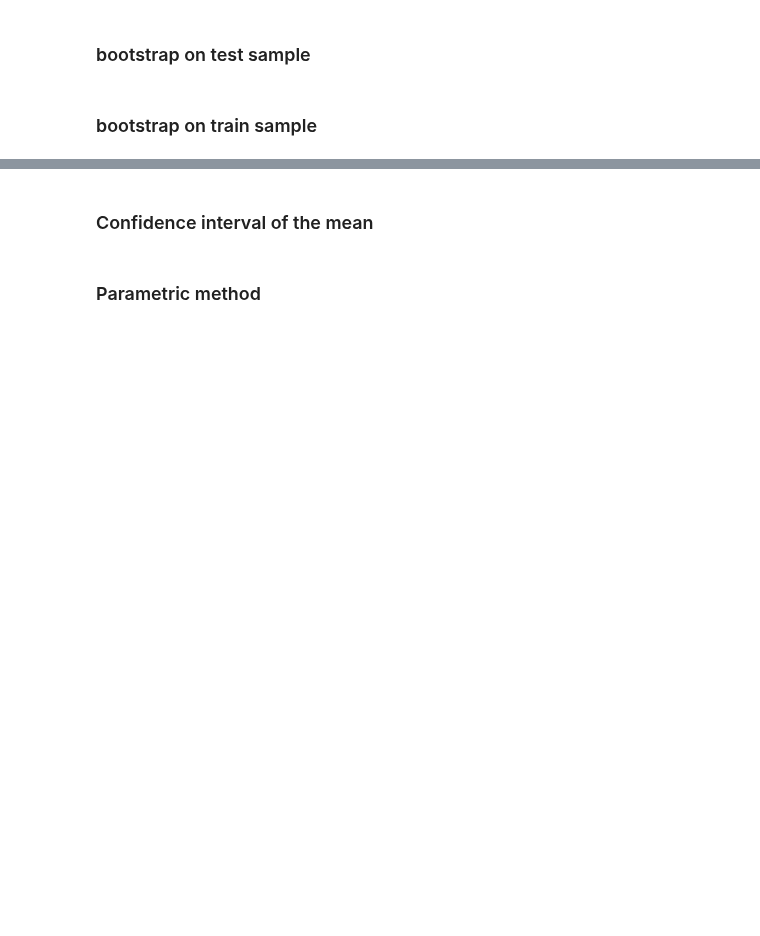
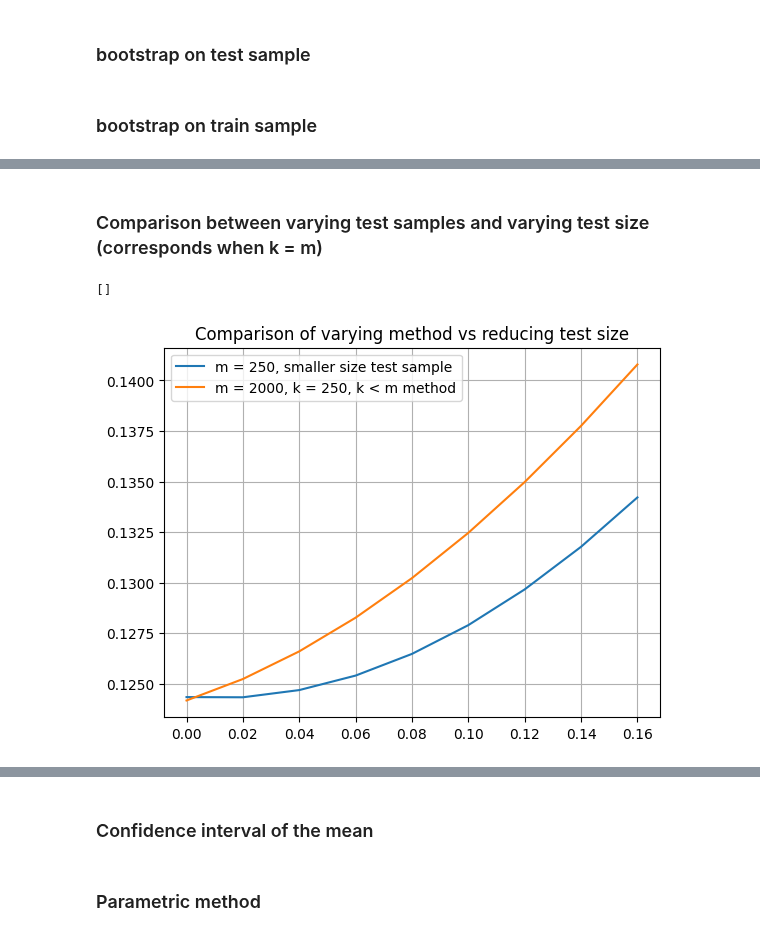
Before and after one commit to AntoineGilsonGH/The-Design-and-Analysis-of-Benchmark-Experiments, a Jupyter notebook: I0_Simplification.ipynb, the cells around one changed output, grey strips where cells are left out. Drawn from its saved outputs; the diff is of its cells as text; code cells hidden in the pictures; blank space fills up the shorter version.

```diff
--- a/I0_Simplification.ipynb
+++ b/I0_Simplification.ipynb
@@ -769,0 +1040,14 @@ IndentationError: expected an indented block (3628366322.py, line 1)
+# %% [markdown]
+### Comparison between varying test samples and varying test size (corresponds when k = m)
+# %%
+plt.figure()
+plt.title("Comparison of varying method vs reducing test size")
+plt.plot(beta2_values, df_se_bootstrap_A_train[500], label = "m = 250, smaller size test sample")
+plt.plot(beta2_values, df_se_varying_bootstrap_A_train[500], label = "m = 2000, k = 250, k < m method")
+plt.plot()
+plt.grid()
+plt.legend()
+plt.plot()
+# %% [output]
+[]
+[figure, added]
```
Also changed, not shown: parts of 17 cells of this notebook.
